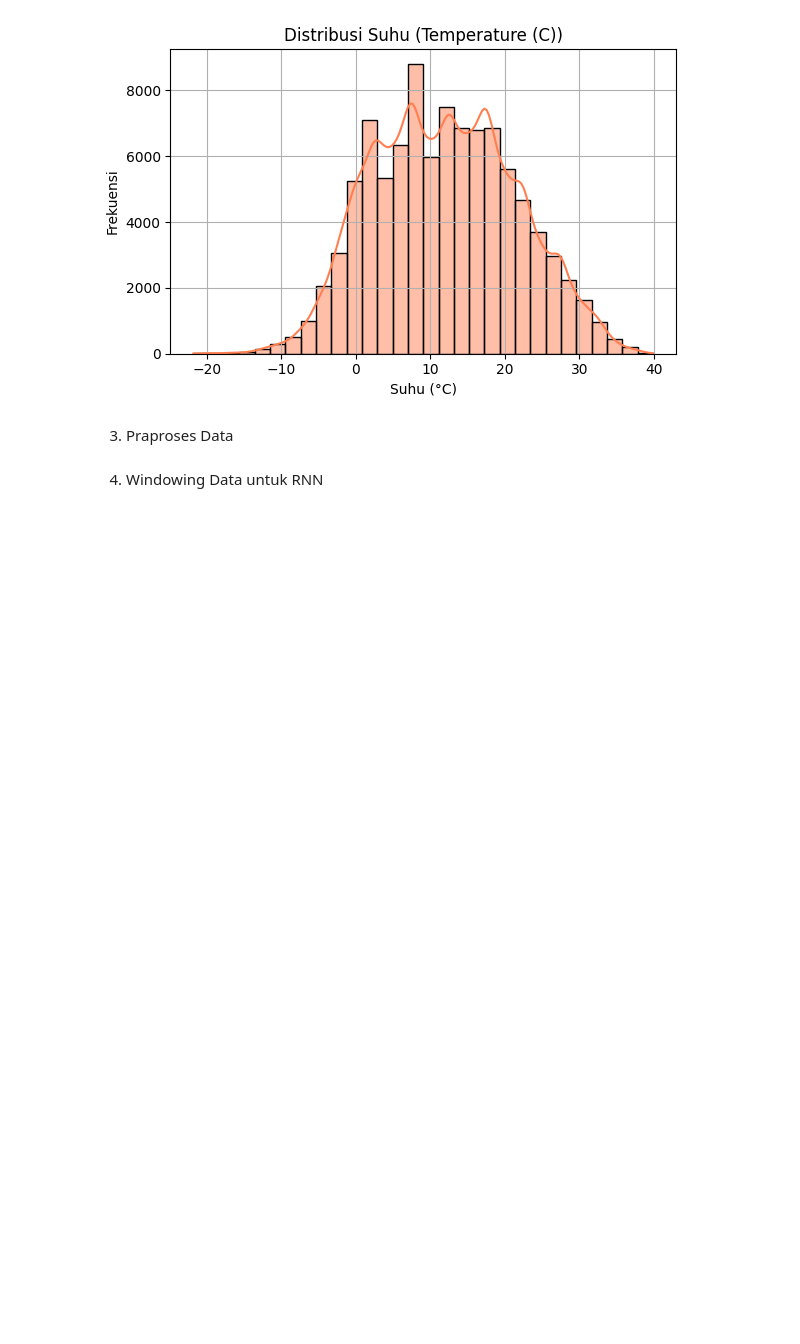
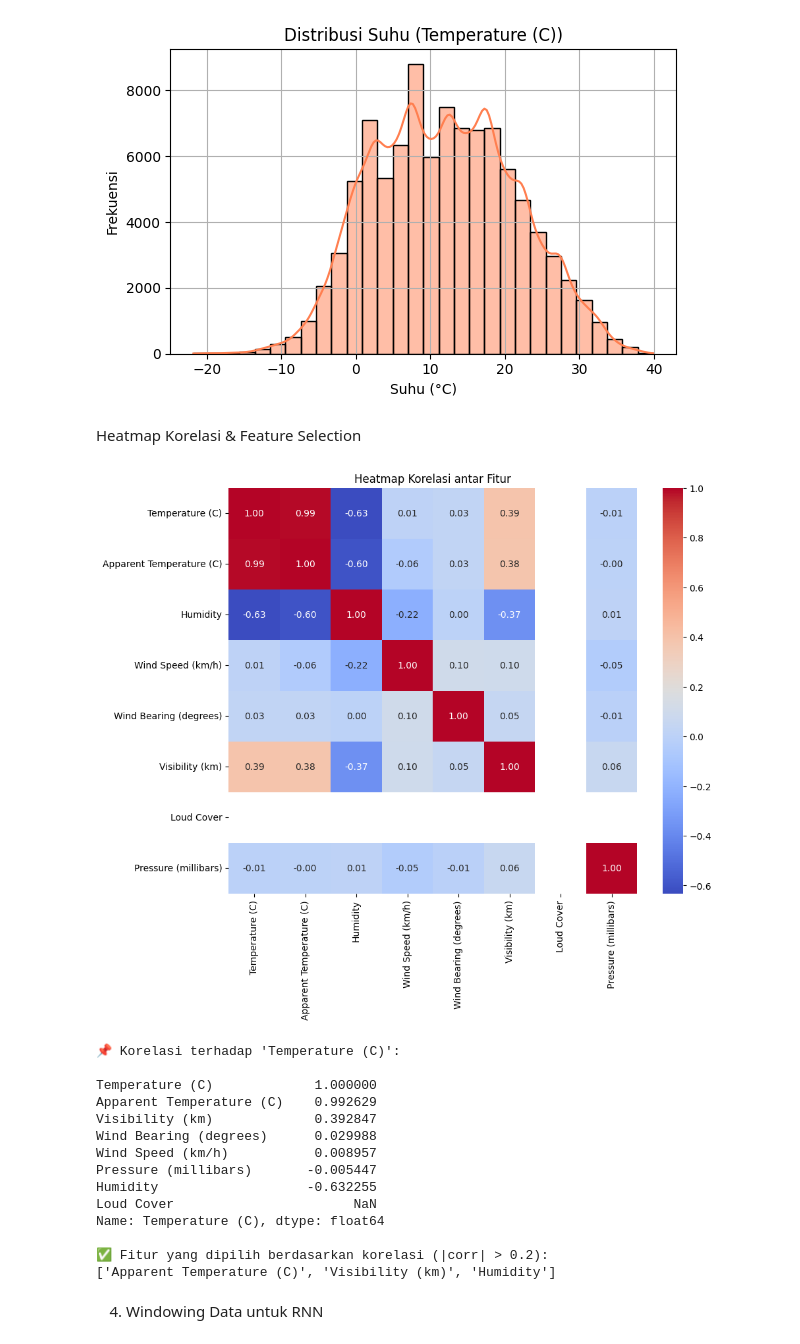
Before and after one commit to salwaa-hub/tubes_machinelearning, a Jupyter notebook: tubes_machinelearning.ipynb, the cells around one changed output. Drawn from its saved outputs; the diff is of its cells as text; code cells hidden in the pictures; blank space fills up the shorter version.

```diff
--- a/tubes_machinelearning.ipynb
+++ b/tubes_machinelearning.ipynb
@@ -376,25 +418,54 @@ plt.tight_layout()
 plt.show()
 # %% [output]
 [figure]
-# %% [markdown]
-3. Praproses Data
-# %%
-# Drop kolom non-numerik
-df.drop(columns=["Summary", "Precip Type", "Daily Summary"], inplace=True)
-
-# Drop missing values
-df.dropna(inplace=True)
-
-# Normalisasi fitur numerik
-from sklearn.preprocessing import MinMaxScaler
-
-scaler = MinMaxScaler()
-scaled_features = scaler.fit_transform(df.drop(columns=["Formatted Date"]))
-
-# Gabungkan ke DataFrame baru
-df_scaled = pd.DataFrame(scaled_features, columns=df.columns[1:])
-df_scaled["Formatted Date"] = df["Formatted Date"].values
-df_scaled = df_scaled[["Formatted Date"] + list(df_scaled.columns[:-1])]
+# %% [markdown]
+Heatmap Korelasi & Feature Selection
+# %%
+import seaborn as sns
+import matplotlib.pyplot as plt
+
+# Ambil hanya kolom numerik (tanpa "Formatted Date")
+numeric_df = df.select_dtypes(include=["float64", "int64"])
+
+# Hitung korelasi antar fitur
+correlation_matrix = numeric_df.corr()
+
+# Tampilkan heatmap
+plt.figure(figsize=(10, 8))
+sns.heatmap(correlation_matrix, annot=True, cmap="coolwarm", fmt=".2f")
+plt.title("Heatmap Korelasi antar Fitur")
+plt.show()
+
+# ===== Feature selection berdasarkan korelasi dengan 'Temperature (C)' =====
+target_corr = correlation_matrix["Temperature (C)"].sort_values(ascending=False)
+print("\n📌 Korelasi terhadap 'Temperature (C)':\n")
+print(target_corr)
+
+# Pilih fitur dengan korelasi kuat terhadap Temperature (C)
+# Misal threshold korelasi minimal = 0.2
+selected_features = target_corr[abs(target_corr) > 0.2].index.tolist()
+
+# Buang 'Temperature (C)' dari daftar fitur input (karena itu target)
+selected_features.remove("Temperature (C)")
+
+print("\n✅ Fitur yang dipilih berdasarkan korelasi (|corr| > 0.2):")
+print(selected_features)
+# %% [output]
+[figure, added]
+📌 Korelasi terhadap 'Temperature (C)':
+
+Temperature (C)             1.000000
+Apparent Temperature (C)    0.992629
+Visibility (km)             0.392847
+Wind Bearing (degrees)      0.029988
+Wind Speed (km/h)           0.008957
+Pressure (millibars)       -0.005447
+Humidity                   -0.632255
+Loud Cover                       NaN
+Name: Temperature (C), dtype: float64
+
+✅ Fitur yang dipilih berdasarkan korelasi (|corr| > 0.2):
+['Apparent Temperature (C)', 'Visibility (km)', 'Humidity']
 # %% [markdown]
 4. Windowing Data untuk RNN
 # %%
```
Also changed, not shown: parts of 3 cells of this notebook.
